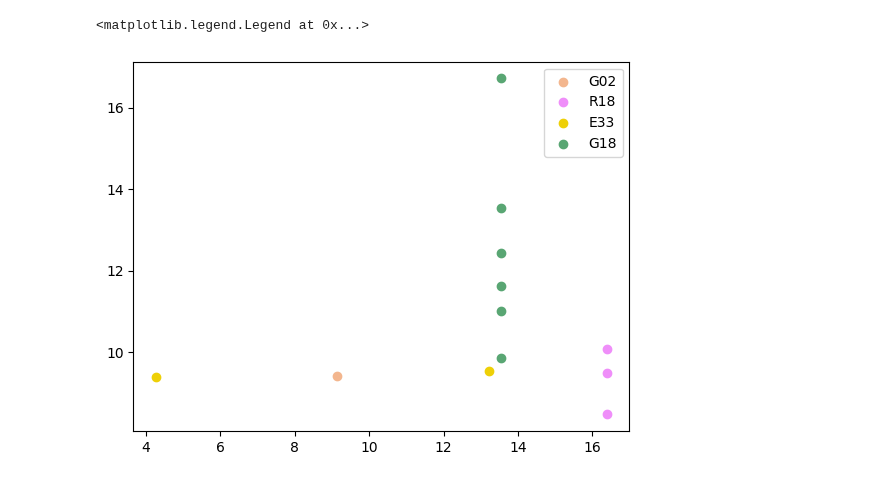
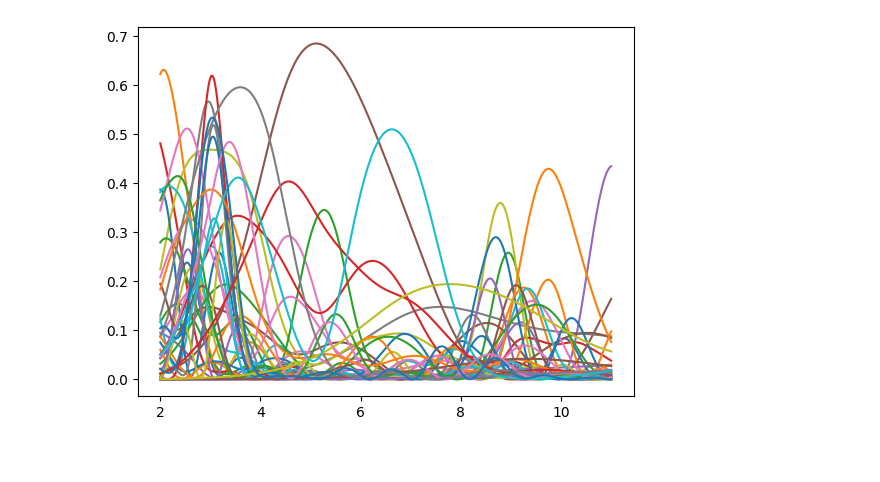
Before and after one commit to ziqing97/gnss_ir_analyze, a Jupyter notebook: src/test_all_measurement.ipynb, the cells around one changed output. Saved outputs shown, nothing was run; the diff lists cells and outputs as text; code cells hidden in the pictures.

```diff
--- a/src/test_all_measurement.ipynb
+++ b/src/test_all_measurement.ipynb
@@ -262,17 +17,0 @@ esth.plot_fresnel_zone(time_str="2022-11-04",equipment_index=2,azimut_dict=azimu
-# %%
-main_path = os.path.abspath('../data/20221104/3/')
-data_dict = dafi.generate_dataframe(main_path)
-satellite_list = data_dict.keys()
-azimut_mask = [155,180]
-elevation_mask = [0,25]
-min_height = 8
-max_height = 16 # meter
-time_length = 25 # minutes
-time_dict,height_dict,azimut_dict,elevation_dict,frequency_dict,power_dict = esth.estimate_all_satellite(main_path,azimut_mask,elevation_mask,min_height,max_height,time_length)
-for satellite_code in time_dict:
-    plt.scatter(elevation_dict[satellite_code],height_dict[satellite_code],label=satellite_code,color=color_dict[satellite_code])
-
-plt.legend(loc="best")
-# %% [output]
-<matplotlib.legend.Legend at 0x...>
-[figure, removed]
@@ -285,0 +18,14 @@ esth.plot_fresnel_zone(time_str="2022-11-04",equipment_index=3,azimut_dict=azimu
+# %%
+main_path = os.path.abspath('../data/20220811/2/')
+date_str = "2022-08-11"
+
+data_dict = dafi.generate_dataframe(main_path)
+satellite_list = data_dict.keys()
+azimut_mask = [270,330]
+elevation_mask = [0,250]
+min_height = 2
+max_height = 10 # meter
+time_length = 25 # minutes
+time_dict,height_dict,azimut_dict,elevation_dict,frequency_dict,power_dict = esth.estimate_all_satellite(main_path,azimut_mask,elevation_mask,min_height,max_height,time_length)
+# %% [output]
+[figure, added]
```
Also changed, not shown: parts of 62 cells of this notebook.
